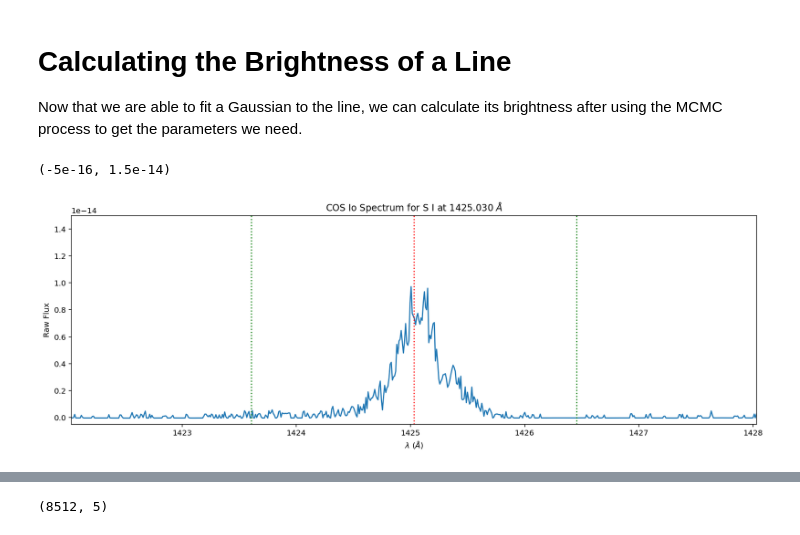
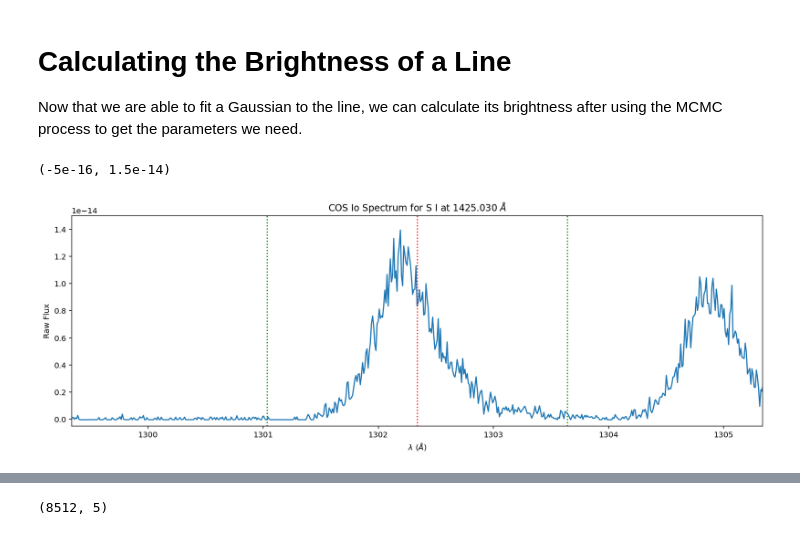
Before and after one commit to 18ganesha/io_brightness, a Jupyter notebook: notebooks/04_Calculating_brightness_from_MCMC_guess.ipynb, the cells around one changed output, grey strips where cells are left out. Cells and saved outputs as stored; diff of their text form; code cells hidden in the pictures.

```diff
--- a/notebooks/04_Calculating_brightness_from_MCMC_guess.ipynb
+++ b/notebooks/04_Calculating_brightness_from_MCMC_guess.ipynb
@@ -40,22 +40,22 @@ df = df[target_mask]
 df_wavelength = df['Wavelength']
 df_species = df['Species']
 # %%
-line = 1425.030
+line = 1302.337
 left_bound = 0.999*line
 right_bound = 1.001*line
 plt.figure(figsize=(16, 5))
 plt.plot(evt_data['WAVELENGTH'].T, evt_data['FLUX'].T) #make it columns instead of rows bc otherwise will be a blank plot
 plt.xlabel('$\lambda$ ($\AA$)');
 plt.ylabel('Raw Flux')
 plt.title("COS Io Spectrum for S I at 1425.030 $\AA$")
 plt.axvline(line, color = 'red', linestyle = 'dotted')
 plt.axvline(left_bound, color = 'green', linestyle = 'dotted')
 plt.axvline(right_bound, color = 'green', linestyle = 'dotted')
 plt.xlim(line-3,line+3)
 plt.ylim(-0.005*10**-13,0.15*10**-13)
 # %% [output]
 (-5e-16, 1.5e-14)
-[figure, old version]
+[figure, new version]
 # %%
 sub_region = (evt_data['WAVELENGTH'] > left_bound) & (evt_data['WAVELENGTH'] < right_bound) #only take values within this area
 wl = evt_data['WAVELENGTH'][sub_region]
```
Also changed, not shown: parts of 10 cells of this notebook, 4 other files.
